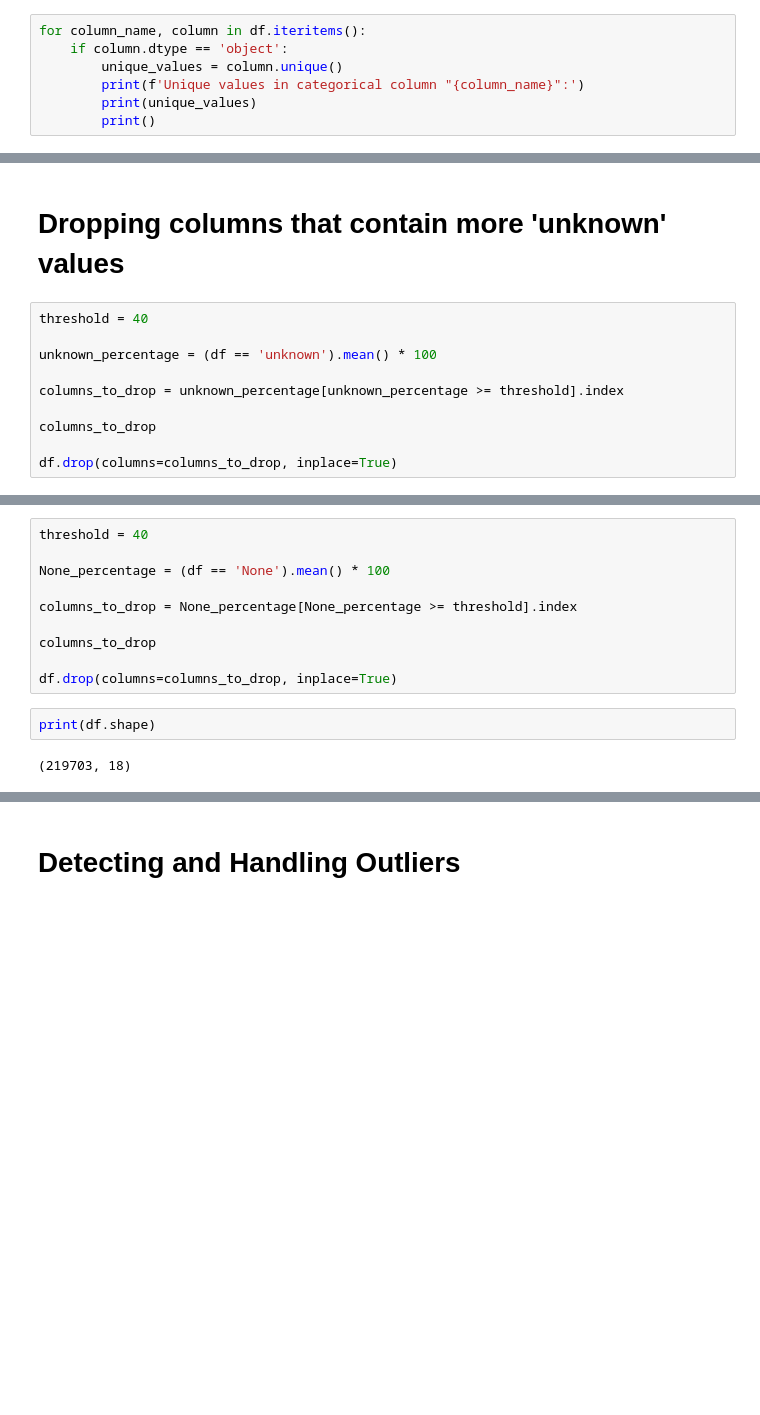
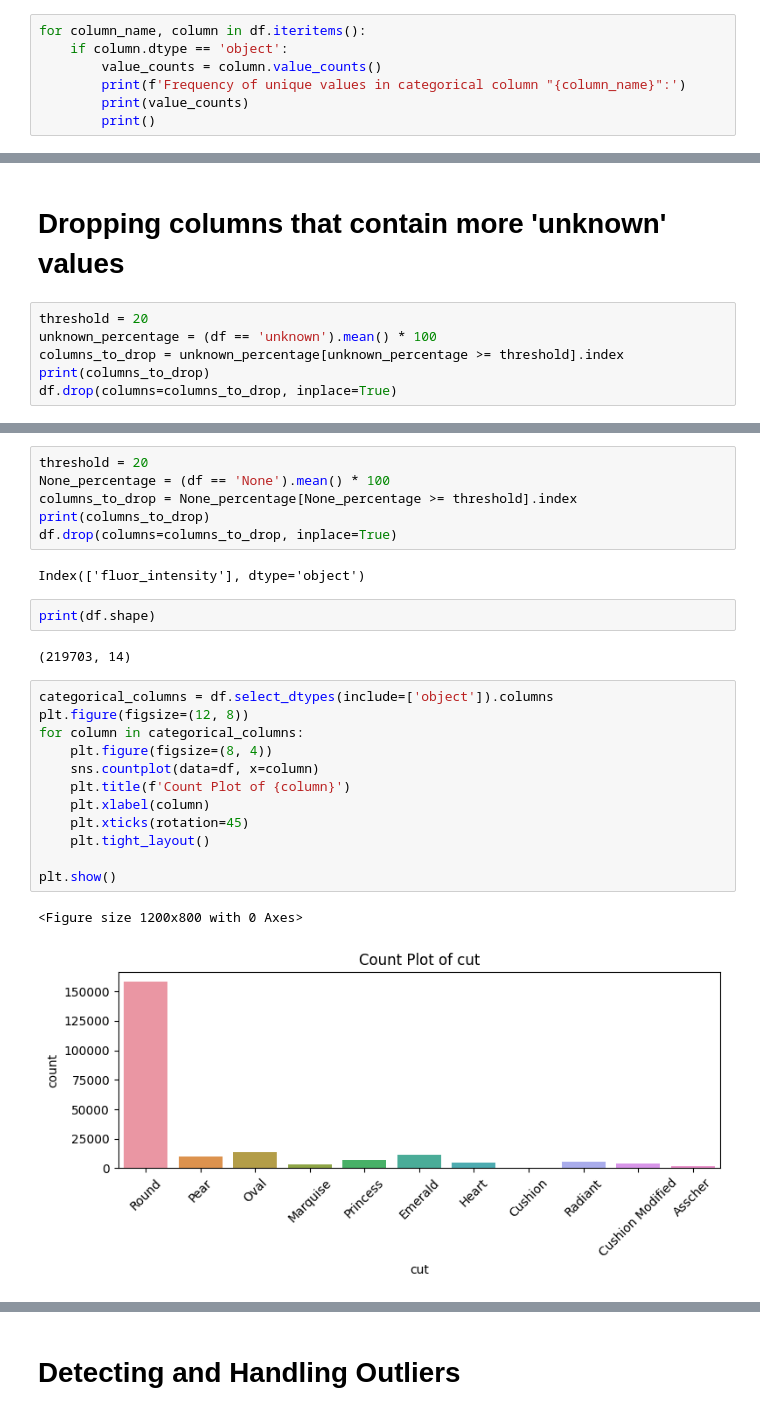
Before and after one commit to 202218031/DM_Project_1, a Jupyter notebook: DM_CP1_202218031_T4.ipynb, the cells around one changed output, grey strips where cells are left out. Cells and saved outputs as stored; diff of their text form; blank space fills up the shorter version.

```diff
--- a/DM_CP1_202218031_T4.ipynb
+++ b/DM_CP1_202218031_T4.ipynb
@@ -119,8 +167,8 @@ dtype: int64
 # %%
 for column_name, column in df.iteritems():
     if column.dtype == 'object':
-        unique_values = column.unique()
-        print(f'Unique values in categorical column "{column_name}":')
-        print(unique_values)
+        value_counts = column.value_counts()
+        print(f'Frequency of unique values in categorical column "{column_name}":')
+        print(value_counts)
         print()
 # %% [output]
@@ -148,12 +196,8 @@ Unique values in categorical column "fancy_color_intensity":
 # %% [markdown]
 # **Dropping columns that contain more 'unknown' values**
 # %%
-threshold = 40
-
+threshold = 20
 unknown_percentage = (df == 'unknown').mean() * 100
-
 columns_to_drop = unknown_percentage[unknown_percentage >= threshold].index
-
-columns_to_drop
-
+print(columns_to_drop)
 df.drop(columns=columns_to_drop, inplace=True)
@@ -160,14 +210,27 @@ df.drop(columns=columns_to_drop, inplace=True)
 # %%
-threshold = 40
-
+threshold = 20
 None_percentage = (df == 'None').mean() * 100
-
 columns_to_drop = None_percentage[None_percentage >= threshold].index
-
-columns_to_drop
-
+print(columns_to_drop)
 df.drop(columns=columns_to_drop, inplace=True)
+# %% [output]
+Index(['fluor_intensity'], dtype='object')
 # %%
 print(df.shape)
 # %% [output]
-(219703, 18)
+(219703, 14)
+# %%
+categorical_columns = df.select_dtypes(include=['object']).columns
+plt.figure(figsize=(12, 8))
+for column in categorical_columns:
+    plt.figure(figsize=(8, 4))
+    sns.countplot(data=df, x=column)
+    plt.title(f'Count Plot of {column}')
+    plt.xlabel(column)
+    plt.xticks(rotation=45)
+    plt.tight_layout()
+
+plt.show()
+# %% [output]
+<Figure size 1200x800 with 0 Axes>
+[figure, added]
```
Also changed, not shown: parts of 31 cells of this notebook.
